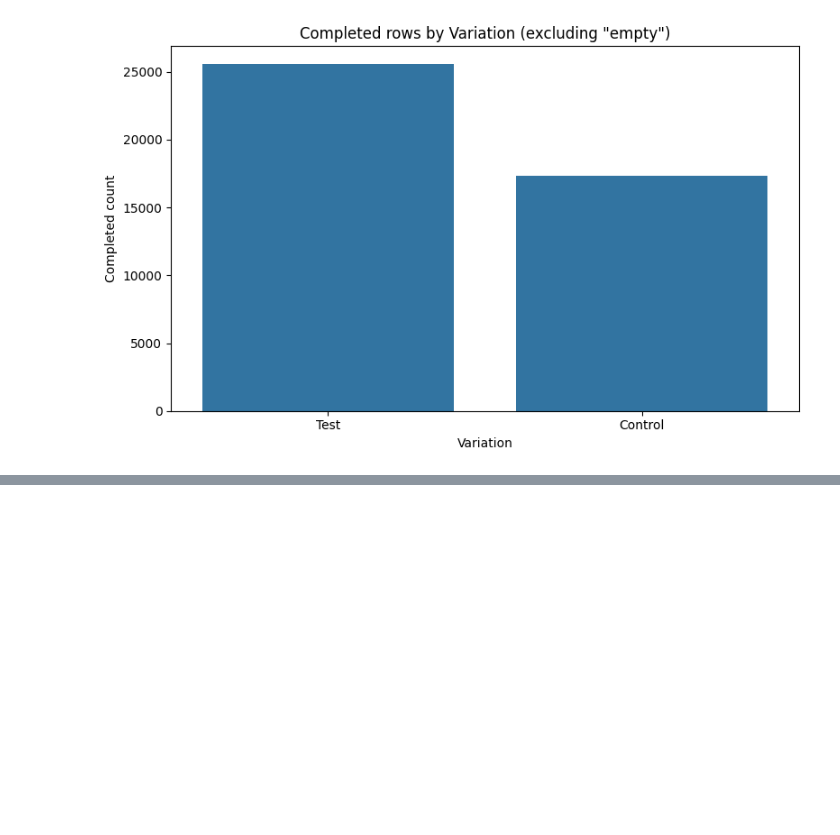
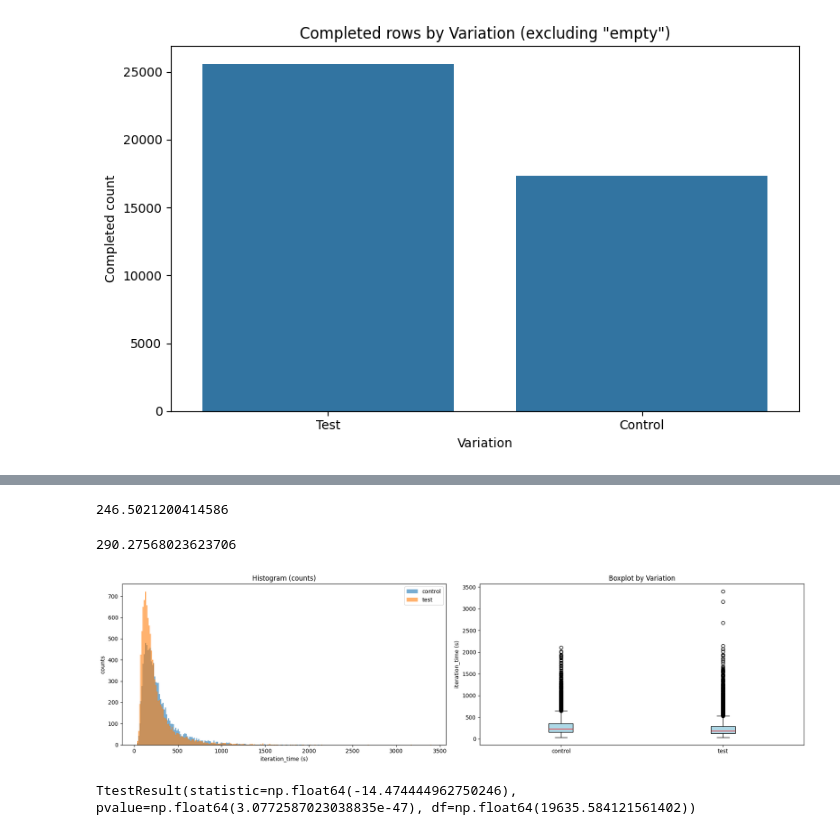
Before and after one commit to bloodnickel/project_2, a Jupyter notebook: 2_Python_Notebook/mykyta.ipynb, the cells around one changed output, grey strips where cells are left out. Saved outputs shown, nothing was run; the diff lists cells and outputs as text; code cells hidden in the pictures; blank space fills up the shorter version.

```diff
--- a/2_Python_Notebook/mykyta.ipynb
+++ b/2_Python_Notebook/mykyta.ipynb
@@ -536,0 +420,3 @@ number_accounts
+# %%
+pC = Path("..") / "1.1_Clean_Files" / "final_web_data_plus_experiments_clients.csv"
+dfCC = pd.read_csv(pC, sep=",", encoding="utf-8", engine="python")
@@ -536,0 +514,2 @@ number_accounts
+# %%
+dfGEnius_test = dfGEnius[dfGEnius["Variation"] == "test"].copy()
@@ -536,0 +529,2 @@ number_accounts
+# %%
+dfGEnius_control = dfGEnius[dfGEnius["Variation"] == "control"].copy()
@@ -536,0 +615,3 @@ number_accounts
+# %%
+dfGEnius_time = pd.concat([dfGEnius_test_time, dfGEnius_control_time], ignore_index=True)
+dfGEnius_time.head(10)
@@ -536,0 +630,56 @@ number_accounts
+# %%
+test_mean = dfGEnius_time.iteration_time[dfGEnius_time["Variation"] == "test"].mean()
+print(test_mean)
+# %% [output]
+246.5021200414586
+# %%
+test_control = dfGEnius_time.iteration_time[dfGEnius_time["Variation"] == "control"].mean()
+print(test_control)
+# %% [output]
+290.27568023623706
+# %%
+import matplotlib.pyplot as plt
+import numpy as np
+
+df = dfGEnius_time.copy()
+df = df.dropna(subset=['iteration_time'])
+df['Variation'] = df['Variation'].astype(str).str.lower()
+
+test = df[df['Variation']=='test']['iteration_time'].astype(float)
+control = df[df['Variation']=='control']['iteration_time'].astype(float)
+
+fig, axes = plt.subplots(1, 2, figsize=(18,5))
+
+bins = np.histogram_bin_edges(df['iteration_time'], bins='auto')
+axes[0].hist(control, bins=bins, alpha=0.6, label='control', color='C0', histtype='stepfilled')
+axes[0].hist(test, bins=bins, alpha=0.6, label='test', color='C1', histtype='stepfilled')
+axes[0].set_xlabel('iteration_time (s)')
+axes[0].set_ylabel('counts')
+axes[0].set_title('Histogram (counts)')
+axes[0].legend()
+
+axes[1].boxplot([control, test], labels=['control','test'], patch_artist=True,
+                boxprops=dict(facecolor='lightblue'), medianprops=dict(color='red'))
+axes[1].set_ylabel('iteration_time (s)')
+axes[1].set_title('Boxplot by Variation')
+
+
+plt.tight_layout()
+plt.savefig('iteration_time_plots_counts.png', dpi=150)
+plt.show()
+# %% [output]
+[figure, added]
+# %%
+
+from scipy import stats
+# H0: The mean iteration_time in the test group is equal to the mean iteration_time in the control group
+# H1: The means differ (two-tailed alternative)
+
+test_times = dfGEnius_time[dfGEnius_time['Variation']=='test']['iteration_time'].astype(float).values
+ctrl_times = dfGEnius_time[dfGEnius_time['Variation']=='control']['iteration_time'].astype(float).values
+
+stats.ttest_ind(test_times, ctrl_times, equal_var=False, nan_policy='omit')
+
+# rejecting H0
+# %% [output]
+TtestResult(statistic=np.float64(-14.474444962750246), pvalue=np.float64(3.0772587023038835e-47), df=np.float64(19635.584121561402))
```
Also changed, not shown: parts of 25 cells of this notebook, 3 other files.
